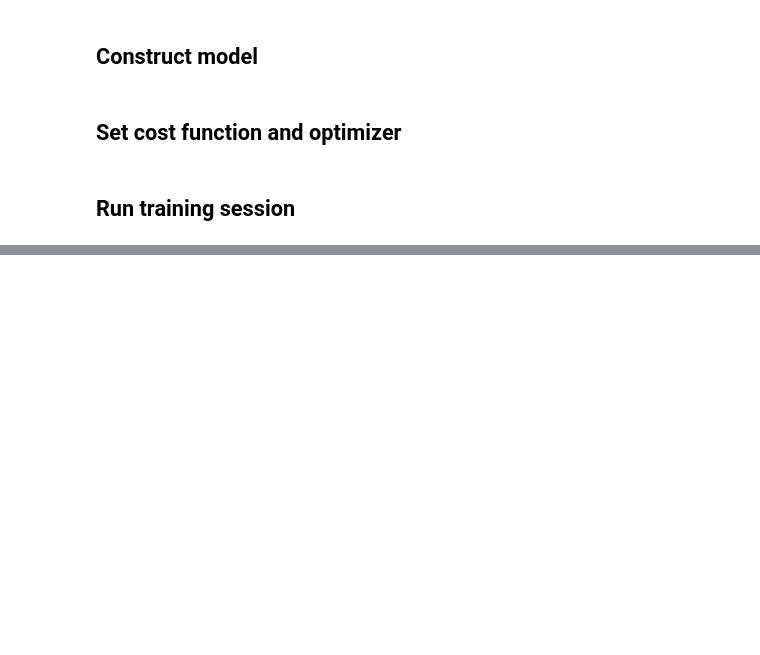
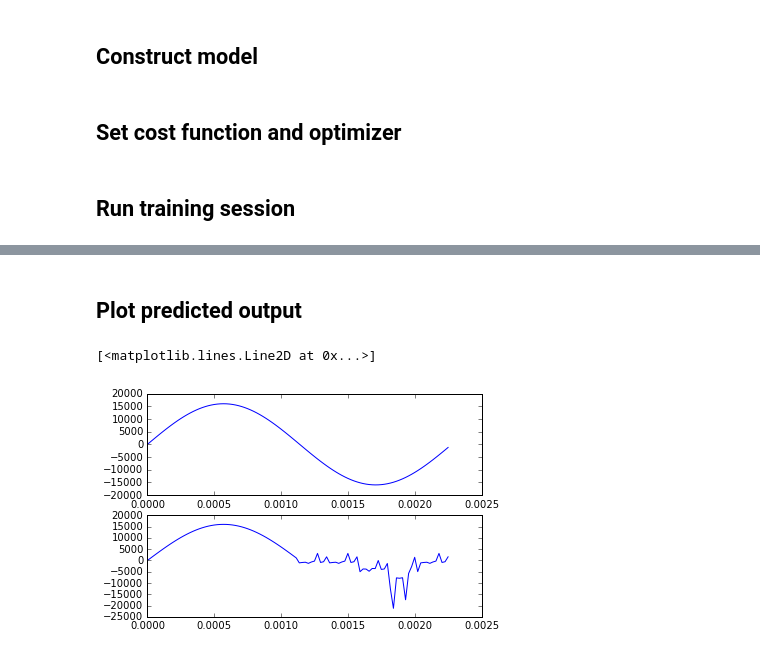
Before and after one commit to JimBoonie/MusicRNN, a Jupyter notebook: build_rnn_model.ipynb, the cells around one changed output, grey strips where cells are left out. Drawn from its saved outputs; the diff is of its cells as text; code cells hidden in the pictures; blank space fills up the shorter version.

Commit message:
Added code to write and plot predictions from the network;

```diff
--- a/build_rnn_model.ipynb
+++ b/build_rnn_model.ipynb
@@ -102,0 +115,24 @@ moving average: 0.390343
+# %%
+from __future__ import division
+
+import numpy as np
+import matplotlib.pyplot as plt
+%matplotlib inline
+
+display_interval = 100
+
+original = music_data.convert_to_wav(music_data.tracks[0])
+orig_len = original.shape[0]
+
+prediction = original[0:x_len]
+num_predictions = int((orig_len-x_len)/y_len)
+x_batch = prediction
+for i in range(num_predictions):
+    feed_pred = np.expand_dims(x_batch, axis=0)
+    feed_pred = np.repeat(feed_pred, batch_size, axis=0)
+    new_y = sess.run([y_], feed_dict={x: feed_pred, y: y_batch})[0][0,:]
+    prediction = np.append(prediction, new_y, axis=0)
+    x_batch = np.append(x_batch[y_len:], new_y, axis=0)
+
+    if (i % display_interval == 0):
+        print('Iteration: %d, len(prediction) = %g' % (i, len(prediction)))
@@ -102,0 +157,14 @@ moving average: 0.390343
+# %% [markdown]
+## Plot predicted output
+# %%
+converted = music_data.convert_to_wav(prediction)
+pred_len = converted.shape[0]
+x_orig = np.linspace(0, orig_len/music_data.sample_rate, orig_len)
+x_conv = np.linspace(0, pred_len/music_data.sample_rate, pred_len)
+plt.subplot(211)
+plt.plot(x_orig[0:300], original[0:300])
+plt.subplot(212)
+plt.plot(x_conv[0:300], converted[0:300])
+# %% [output]
+[<matplotlib.lines.Line2D at 0x...>]
+[figure, added]
```
Also changed, not shown: parts of 3 cells of this notebook.
